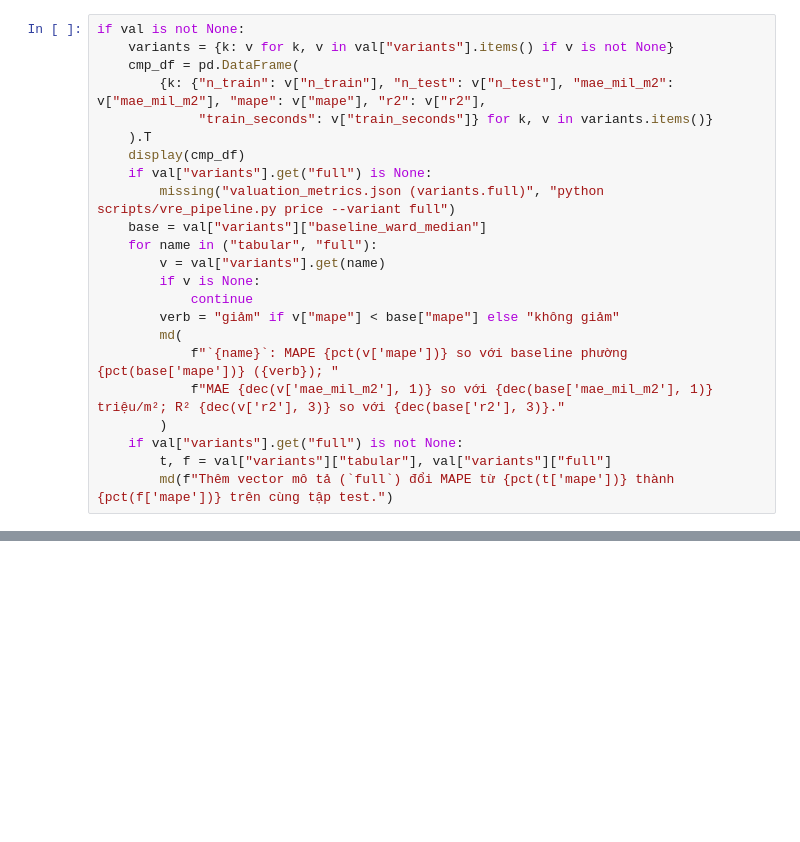
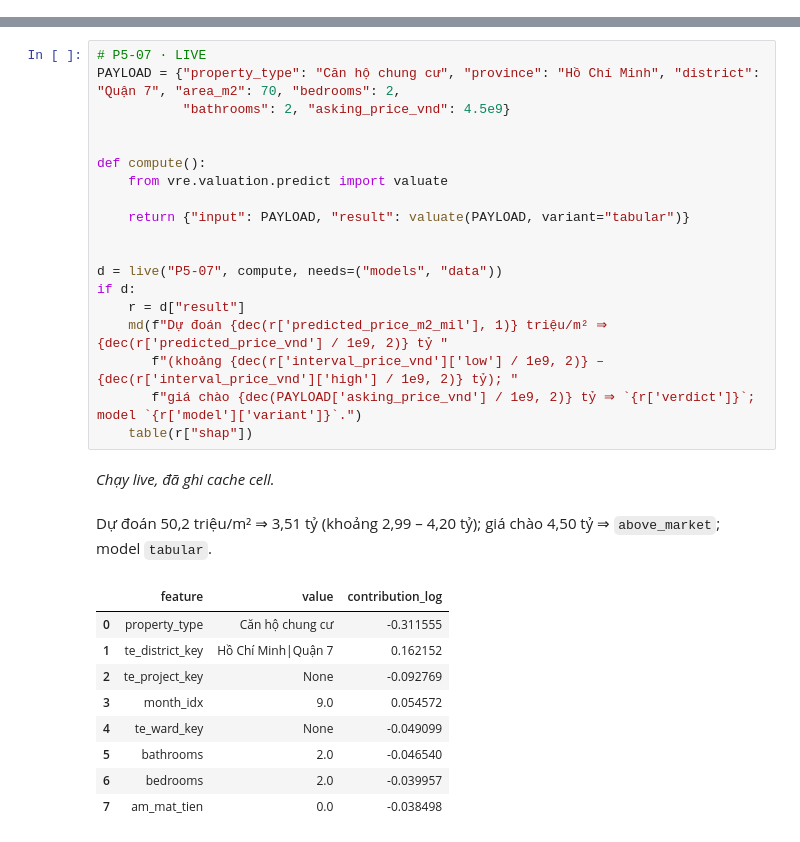
Before and after one commit to ngtukien/Vietnam-Real-Estates, a Jupyter notebook: notebooks/05_valuation.ipynb, the cells around one changed output, grey strips where cells are left out. Drawn from its saved outputs; the diff is of its cells as text; blank space fills up the shorter version.

```diff
--- a/notebooks/05_valuation.ipynb
+++ b/notebooks/05_valuation.ipynb
@@ -78,23 +7,0 @@ Train: tháng `2025-06` → `2026-01`; test: `2026-02` → `2026-03` (chia theo
-# %%
-if val is not None:
-    variants = {k: v for k, v in val["variants"].items() if v is not None}
-    cmp_df = pd.DataFrame(
-        {k: {"n_train": v["n_train"], "n_test": v["n_test"], "mae_mil_m2": v["mae_mil_m2"], "mape": v["mape"], "r2": v["r2"],
-             "train_seconds": v["train_seconds"]} for k, v in variants.items()}
-    ).T
-    display(cmp_df)
-    if val["variants"].get("full") is None:
-        missing("valuation_metrics.json (variants.full)", "python scripts/vre_pipeline.py price --variant full")
-    base = val["variants"]["baseline_ward_median"]
-    for name in ("tabular", "full"):
-        v = val["variants"].get(name)
-        if v is None:
-            continue
-        verb = "giảm" if v["mape"] < base["mape"] else "không giảm"
-        md(
-            f"`{name}`: MAPE {pct(v['mape'])} so với baseline phường {pct(base['mape'])} ({verb}); "
-            f"MAE {dec(v['mae_mil_m2'], 1)} so với {dec(base['mae_mil_m2'], 1)} triệu/m²; R² {dec(v['r2'], 3)} so với {dec(base['r2'], 3)}."
-        )
-    if val["variants"].get("full") is not None:
-        t, f = val["variants"]["tabular"], val["variants"]["full"]
-        md(f"Thêm vector mô tả (`full`) đổi MAPE từ {pct(t['mape'])} thành {pct(f['mape'])} trên cùng tập test.")
@@ -170,0 +158,31 @@ if val is not None and shap_variants:
+# %%
+# P5-07 · LIVE
+PAYLOAD = {"property_type": "Căn hộ chung cư", "province": "Hồ Chí Minh", "district": "Quận 7", "area_m2": 70, "bedrooms": 2,
+           "bathrooms": 2, "asking_price_vnd": 4.5e9}
+
+
+def compute():
+    from vre.valuation.predict import valuate
+
+    return {"input": PAYLOAD, "result": valuate(PAYLOAD, variant="tabular")}
+
+
+d = live("P5-07", compute, needs=("models", "data"))
+if d:
+    r = d["result"]
+    md(f"Dự đoán {dec(r['predicted_price_m2_mil'], 1)} triệu/m² ⇒ {dec(r['predicted_price_vnd'] / 1e9, 2)} tỷ "
+       f"(khoảng {dec(r['interval_price_vnd']['low'] / 1e9, 2)} – {dec(r['interval_price_vnd']['high'] / 1e9, 2)} tỷ); "
+       f"giá chào {dec(PAYLOAD['asking_price_vnd'] / 1e9, 2)} tỷ ⇒ `{r['verdict']}`; model `{r['model']['variant']}`.")
+    table(r["shap"])
+# %% [output]
+*Chạy live, đã ghi cache cell.*
+Dự đoán 50,2 triệu/m² ⇒ 3,51 tỷ (khoảng 2,99 – 4,20 tỷ); giá chào 4,50 tỷ ⇒ `above_market`; model `tabular`.
+|  | feature | value | contribution_log |
+| 0 | property_type | Căn hộ chung cư | -0.311555 |
+| 1 | te_district_key | Hồ Chí Minh|Quận 7 | 0.162152 |
+| 2 | te_project_key | None | -0.092769 |
+| 3 | month_idx | 9.0 | 0.054572 |
+| 4 | te_ward_key | None | -0.049099 |
+| 5 | bathrooms | 2.0 | -0.046540 |
+| 6 | bedrooms | 2.0 | -0.039957 |
+| 7 | am_mat_tien | 0.0 | -0.038498 |
```
Also changed, not shown: parts of 25 cells of this notebook, 1 other file.
